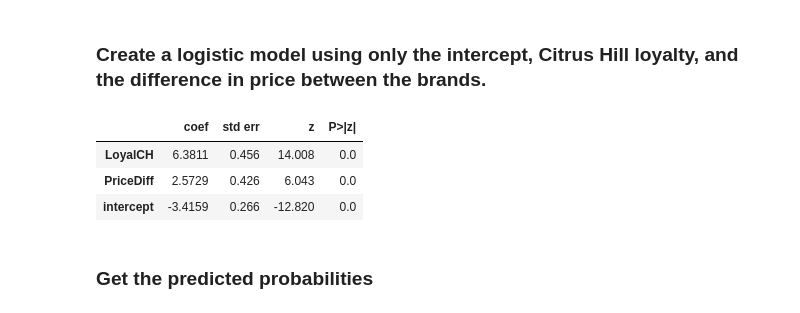
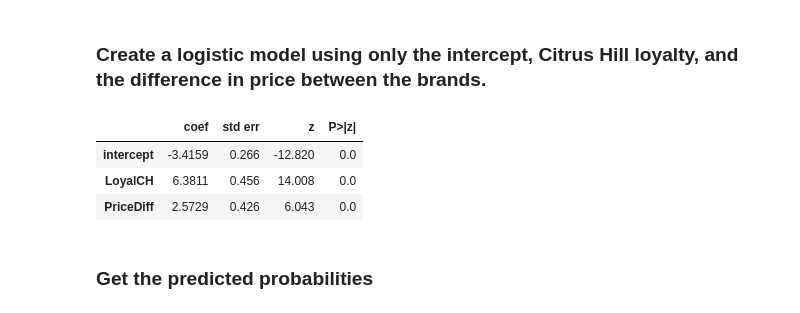
Before and after one commit to ChristopherLambiase/code_2600, a Jupyter notebook: mod06_classification.ipynb, the cells around one changed output. Drawn from its saved outputs; the diff is of its cells as text; code cells hidden in the pictures.

```diff
--- a/mod06_classification.ipynb
+++ b/mod06_classification.ipynb
@@ -194,26 +194,26 @@ summarize(initial_results)
 # %% [markdown]
 ### Create a logistic model using only the intercept, Citrus Hill loyalty, and the difference in price between the brands.
 # %%
-var_list = ['LoyalCH', 'PriceDiff']
+var_list = ['intercept', 'LoyalCH', 'PriceDiff']
 
 X_model = X_train[var_list]
 X_model['intercept'] = np.ones(X_model.shape[0])
 
 # build model
 glm = sm.GLM(y_train,
              X_model,
              family=sm.families.Binomial())
 
 # fit model
 results = glm.fit()
 
 # analyze model
 summarize(results)
 # %% [output]
 |  | coef | std err | z | P>|z| |
+| intercept | -3.4159 | 0.266 | -12.820 | 0.0 |
 | LoyalCH | 6.3811 | 0.456 | 14.008 | 0.0 |
 | PriceDiff | 2.5729 | 0.426 | 6.043 | 0.0 |
-| intercept | -3.4159 | 0.266 | -12.820 | 0.0 |
 # %% [markdown]
 ### Get the predicted probabilities
 # %%
```
Also changed, not shown: parts of 10 cells of this notebook.
